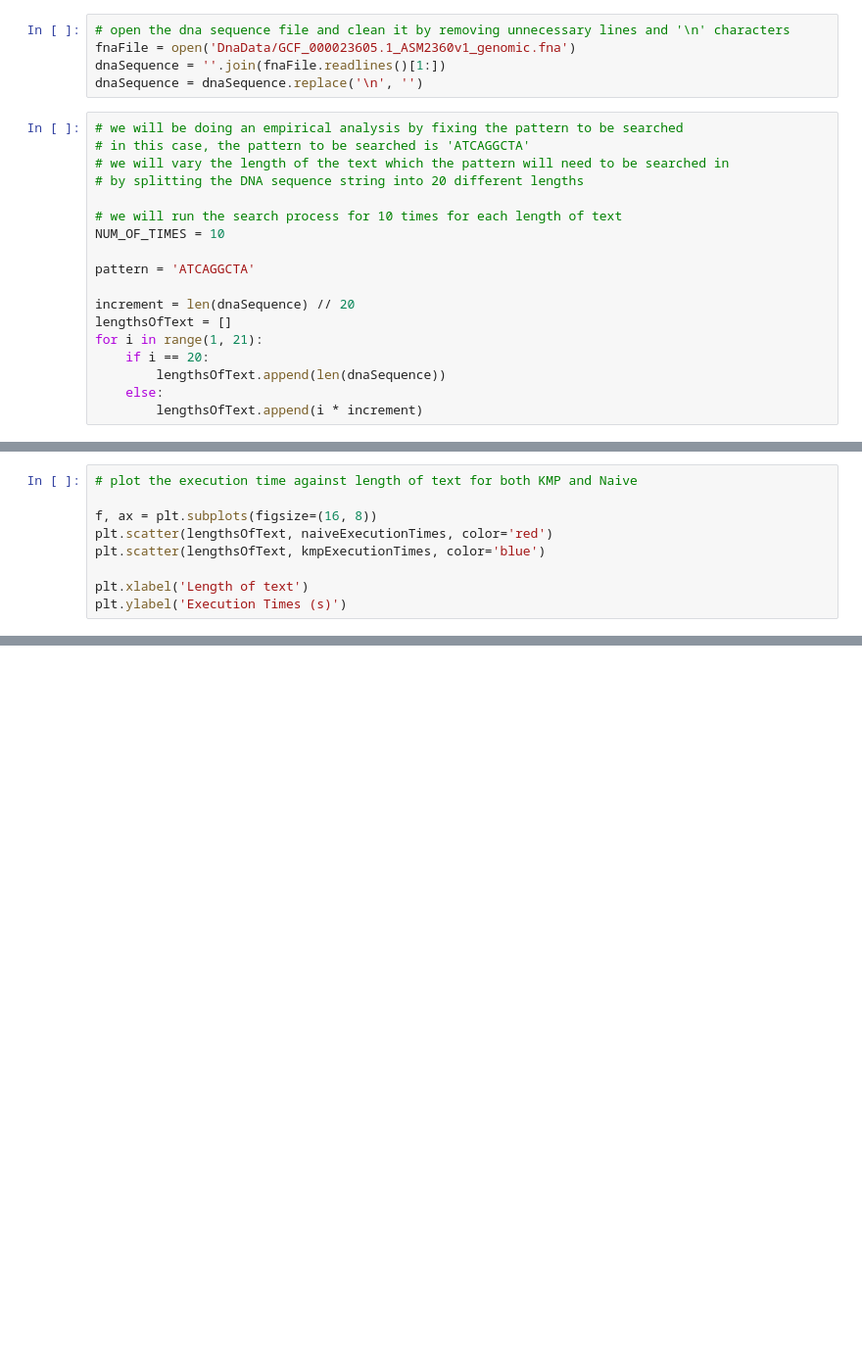
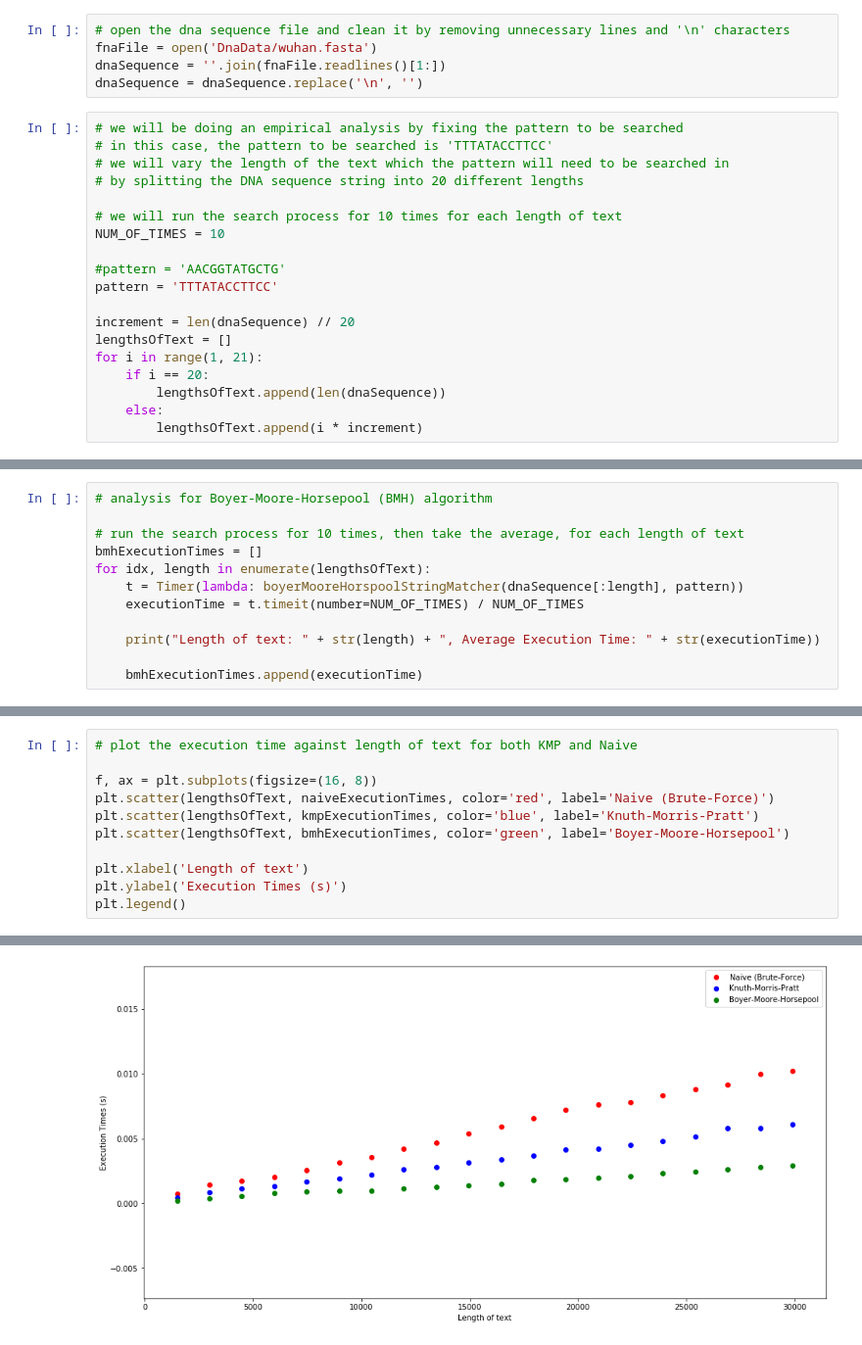
Before and after one commit to trolommonm/CZ2001-Lab-Project-1, a Jupyter notebook: Empirical Analysis.ipynb, the cells around one changed output, grey strips where cells are left out. Shown: that part at 98% size. Saved outputs shown, nothing was run; the diff lists cells and outputs as text; blank space fills up the shorter version.

Commit message:
Add empirical analysis, BHM and wuhan dataset

```diff
--- a/Empirical Analysis.ipynb
+++ b/Empirical Analysis.ipynb
@@ -10,18 +11,19 @@ from algo.naive import naiveStringMatcher
 # %%
 # open the dna sequence file and clean it by removing unnecessary lines and '\n' characters
-fnaFile = open('DnaData/GCF_000023605.1_ASM2360v1_genomic.fna')
+fnaFile = open('DnaData/wuhan.fasta')
 dnaSequence = ''.join(fnaFile.readlines()[1:])
 dnaSequence = dnaSequence.replace('\n', '')
 # %%
 # we will be doing an empirical analysis by fixing the pattern to be searched
-# in this case, the pattern to be searched is 'ATCAGGCTA'
+# in this case, the pattern to be searched is 'TTTATACCTTCC'
 # we will vary the length of the text which the pattern will need to be searched in
 # by splitting the DNA sequence string into 20 different lengths
 
 # we will run the search process for 10 times for each length of text
 NUM_OF_TIMES = 10
 
-pattern = 'ATCAGGCTA'
+#pattern = 'AACGGTATGCTG'
+pattern = 'TTTATACCTTCC'
 
 increment = len(dnaSequence) // 20
 lengthsOfText = []
@@ -96,0 +101,12 @@ Length of text: 4376610, Average Execution Time: 0.9250364661999981
+# %%
+# analysis for Boyer-Moore-Horsepool (BMH) algorithm
+
+# run the search process for 10 times, then take the average, for each length of text
+bmhExecutionTimes = []
+for idx, length in enumerate(lengthsOfText):
+    t = Timer(lambda: boyerMooreHorspoolStringMatcher(dnaSequence[:length], pattern))
+    executionTime = t.timeit(number=NUM_OF_TIMES) / NUM_OF_TIMES
+
+    print("Length of text: " + str(length) + ", Average Execution Time: " + str(executionTime))
+
+    bmhExecutionTimes.append(executionTime)
@@ -98,8 +135,11 @@ Length of text: 4376610, Average Execution Time: 0.9250364661999981
 # plot the execution time against length of text for both KMP and Naive
 
 f, ax = plt.subplots(figsize=(16, 8))
-plt.scatter(lengthsOfText, naiveExecutionTimes, color='red')
-plt.scatter(lengthsOfText, kmpExecutionTimes, color='blue')
+plt.scatter(lengthsOfText, naiveExecutionTimes, color='red', label='Naive (Brute-Force)')
+plt.scatter(lengthsOfText, kmpExecutionTimes, color='blue', label='Knuth-Morris-Pratt')
+plt.scatter(lengthsOfText, bmhExecutionTimes, color='green', label='Boyer-Moore-Horsepool')
 
 plt.xlabel('Length of text')
 plt.ylabel('Execution Times (s)')
+plt.legend()
+# %% [output]
@@ -105,0 +147 @@ plt.ylabel('Execution Times (s)')
+[figure, added]
```
Also changed, not shown: parts of 13 cells of this notebook, 3 other files.
